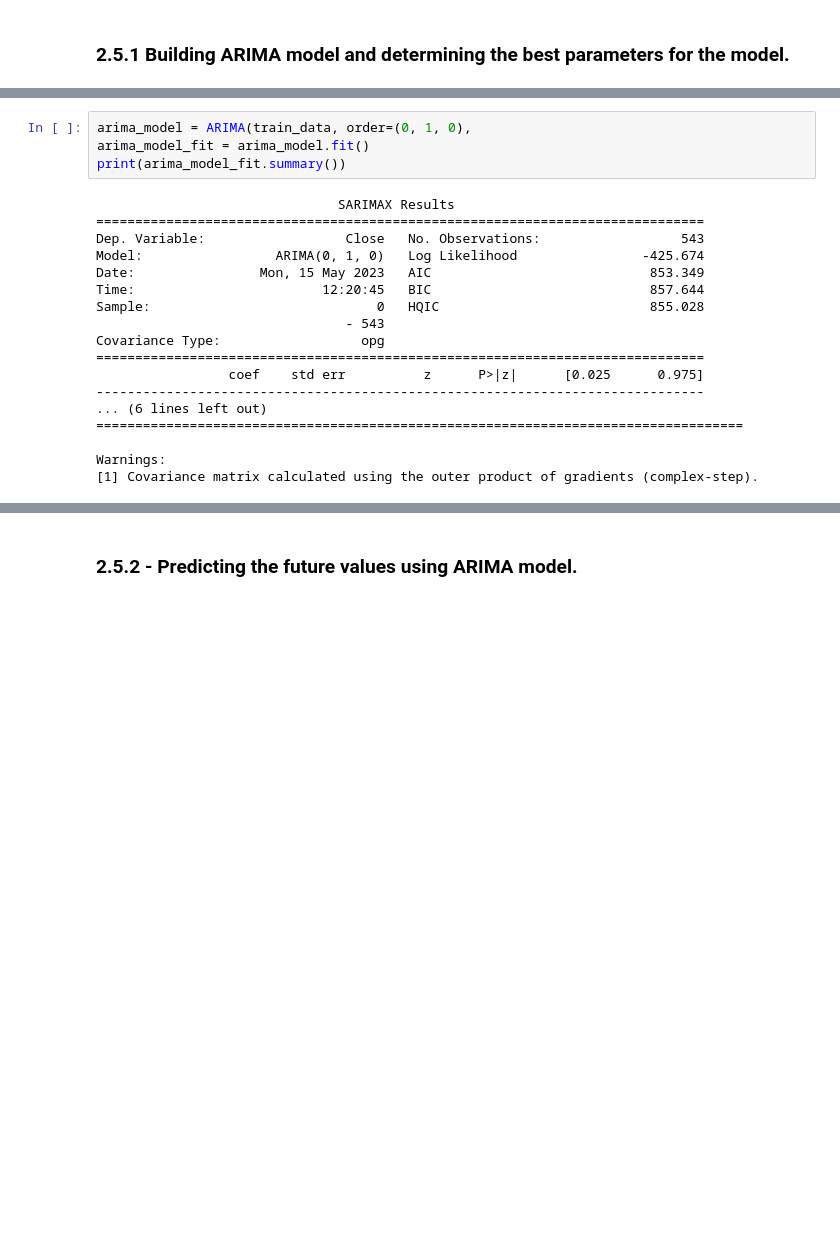
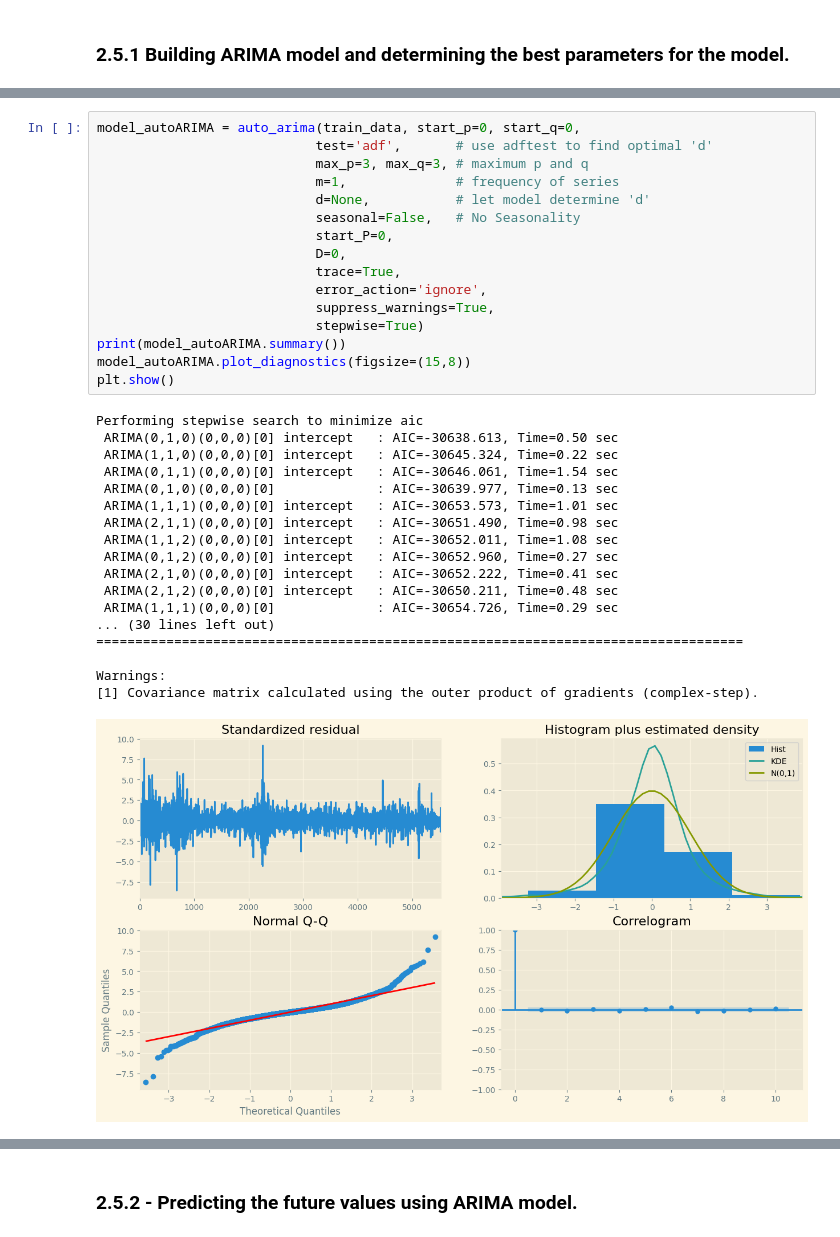
Before and after one commit to Folongton/Stock-Analysis, a Jupyter notebook: P1-Indicators-Chart-Analysis/P2-Modeling-Feature_Ingeneering.ipynb, the cells around one changed output, grey strips where cells are left out. Saved outputs shown, nothing was run; the diff lists cells and outputs as text; blank space fills up the shorter version.

```diff
--- a/P1-Indicators-Chart-Analysis/P2-Modeling-Feature_Ingeneering.ipynb
+++ b/P1-Indicators-Chart-Analysis/P2-Modeling-Feature_Ingeneering.ipynb
@@ -295,22 +280,35 @@ Warnings:
-# %%
-arima_model = ARIMA(train_data, order=(0, 1, 0),
-arima_model_fit = arima_model.fit()
-print(arima_model_fit.summary())
-# %% [output]
-                               SARIMAX Results
-==============================================================================
-Dep. Variable:                  Close   No. Observations:                  543
-Model:                 ARIMA(0, 1, 0)   Log Likelihood                -425.674
-Date:                Mon, 15 May 2023   AIC                            853.349
-Time:                        12:20:45   BIC                            857.644
-Sample:                             0   HQIC                           855.028
-                                - 543
-Covariance Type:                  opg
-==============================================================================
-                 coef    std err          z      P>|z|      [0.025      0.975]
-------------------------------------------------------------------------------
-... (6 lines left out)
-===================================================================================
-
-Warnings:
-[1] Covariance matrix calculated using the outer product of gradients (complex-step).
+# %%
+model_autoARIMA = auto_arima(train_data, start_p=0, start_q=0,
+                            test='adf',       # use adftest to find optimal 'd'
+                            max_p=3, max_q=3, # maximum p and q
+                            m=1,              # frequency of series
+                            d=None,           # let model determine 'd'
+                            seasonal=False,   # No Seasonality
+                            start_P=0,
+                            D=0,
+                            trace=True,
+                            error_action='ignore',
+                            suppress_warnings=True,
+                            stepwise=True)
+print(model_autoARIMA.summary())
+model_autoARIMA.plot_diagnostics(figsize=(15,8))
+plt.show()
+# %% [output]
+Performing stepwise search to minimize aic
+ ARIMA(0,1,0)(0,0,0)[0] intercept   : AIC=-30638.613, Time=0.50 sec
+ ARIMA(1,1,0)(0,0,0)[0] intercept   : AIC=-30645.324, Time=0.22 sec
+ ARIMA(0,1,1)(0,0,0)[0] intercept   : AIC=-30646.061, Time=1.54 sec
+ ARIMA(0,1,0)(0,0,0)[0]             : AIC=-30639.977, Time=0.13 sec
+ ARIMA(1,1,1)(0,0,0)[0] intercept   : AIC=-30653.573, Time=1.01 sec
+ ARIMA(2,1,1)(0,0,0)[0] intercept   : AIC=-30651.490, Time=0.98 sec
+ ARIMA(1,1,2)(0,0,0)[0] intercept   : AIC=-30652.011, Time=1.08 sec
+ ARIMA(0,1,2)(0,0,0)[0] intercept   : AIC=-30652.960, Time=0.27 sec
+ ARIMA(2,1,0)(0,0,0)[0] intercept   : AIC=-30652.222, Time=0.41 sec
+ ARIMA(2,1,2)(0,0,0)[0] intercept   : AIC=-30650.211, Time=0.48 sec
+ ARIMA(1,1,1)(0,0,0)[0]             : AIC=-30654.726, Time=0.29 sec
+... (30 lines left out)
+===================================================================================
+
+Warnings:
+[1] Covariance matrix calculated using the outer product of gradients (complex-step).
+[figure, added]
```
Also changed, not shown: parts of 19 cells of this notebook.
